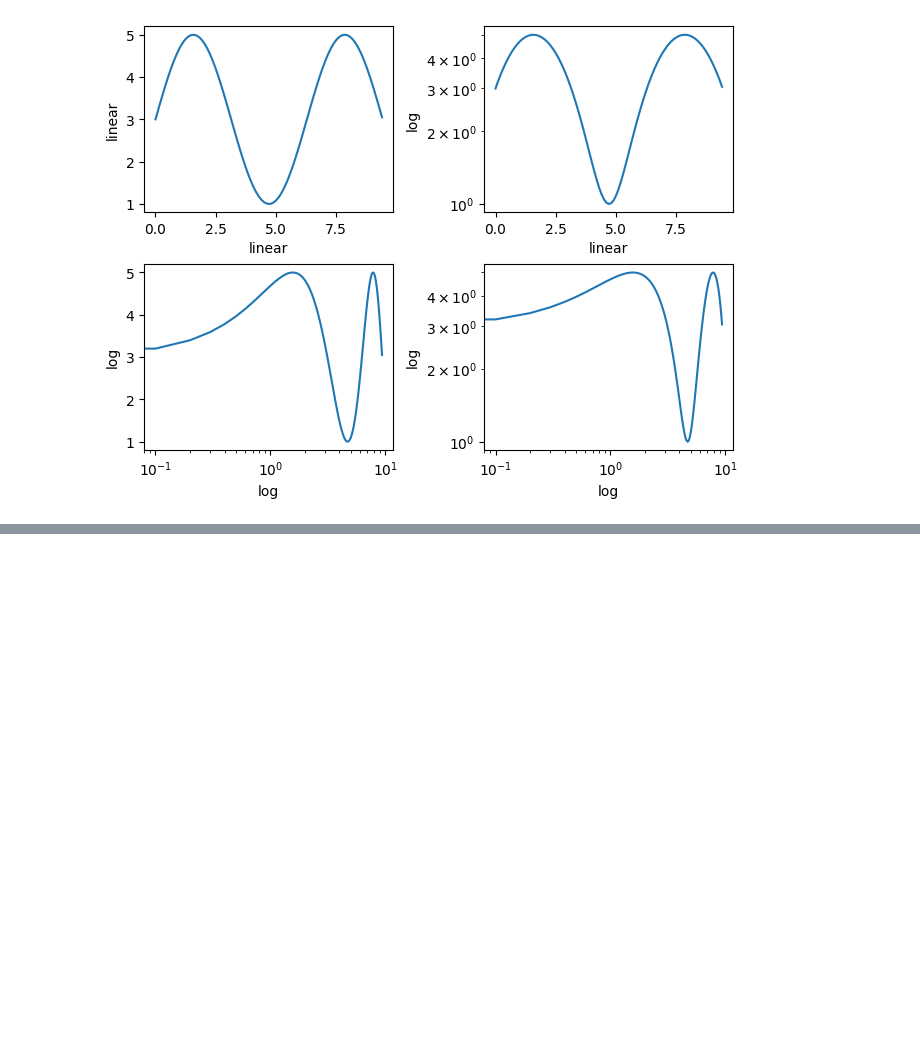
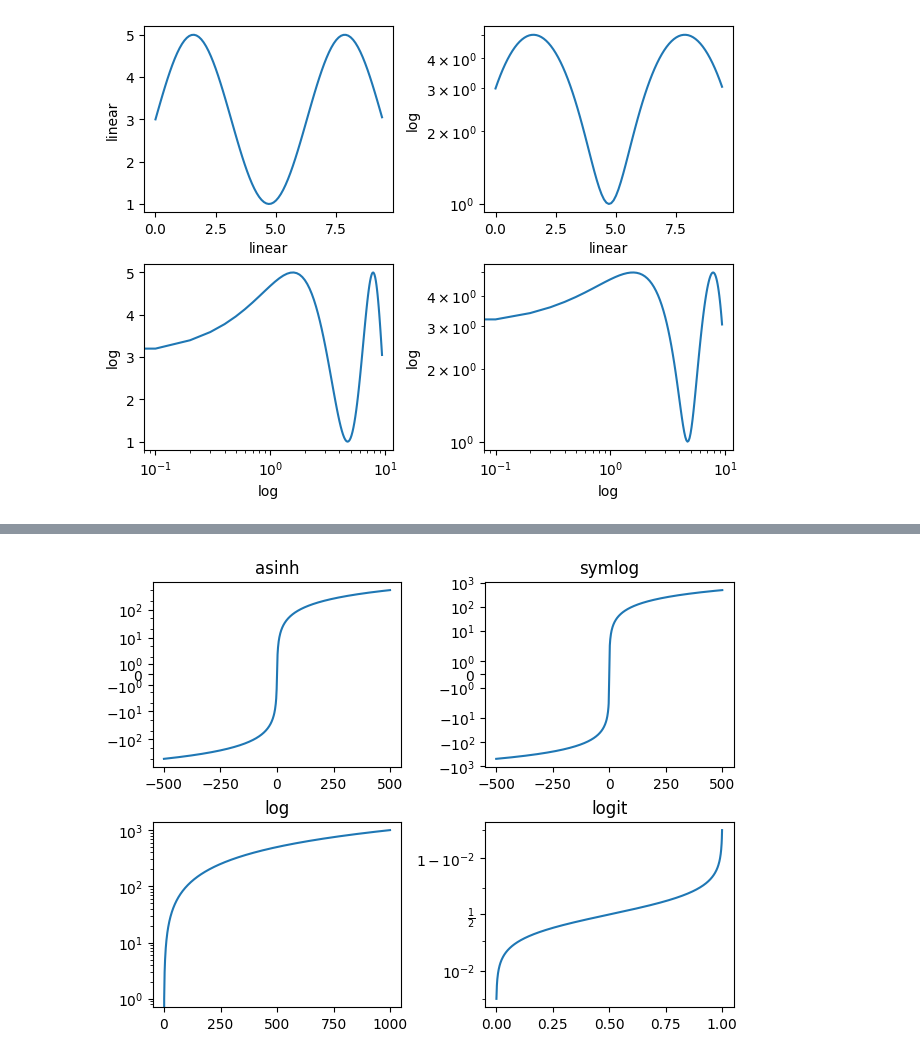
Before and after one commit to Manan2k4/ML-Learnings, a Jupyter notebook: matplotlib/Quick start guide/Axis Scales.ipynb, the cells around one changed output, grey strips where cells are left out. Cells and saved outputs as stored; diff of their text form; code cells hidden in the pictures; blank space fills up the shorter version.

```diff
--- a/matplotlib/Quick start guide/Axis Scales.ipynb
+++ b/matplotlib/Quick start guide/Axis Scales.ipynb
@@ -50,0 +79,20 @@ ax.plot(x, y)
+# %%
+fig, axs = plt.subplot_mosaic([['asinh', 'symlog'],
+                               ['log', 'logit']], layout='constrained')
+
+x = np.arange(0, 1000)
+
+for name, ax in axs.items():
+    if name in ['asinh', 'symlog']:
+        yy = x - np.mean(x)
+    elif name in ['logit']:
+        yy = (x-np.min(x))
+        yy = yy / np.max(np.abs(yy))
+    else:
+        yy = x
+
+    ax.plot(yy, yy)
+    ax.set_yscale(name)
+    ax.set_title(name)
+# %% [output]
+[figure, added]
```
Also changed, not shown: parts of 4 cells of this notebook.
